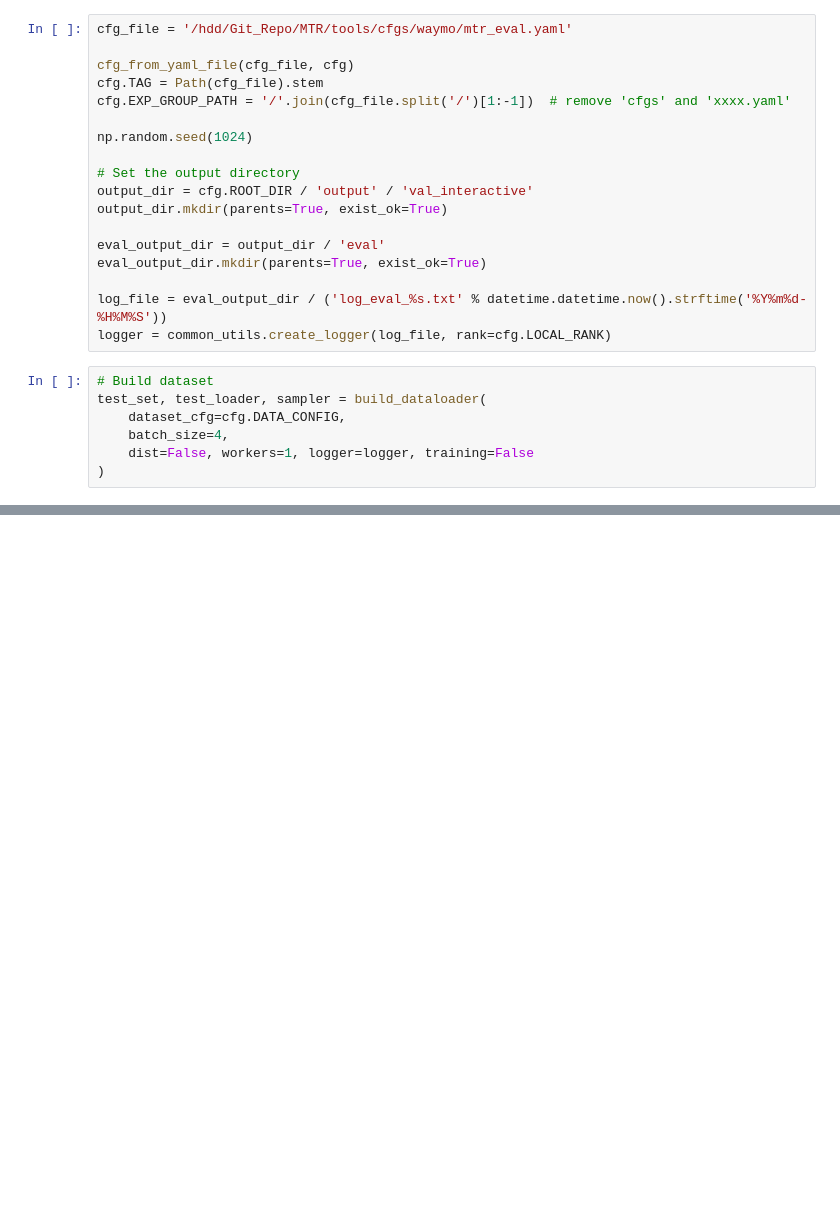
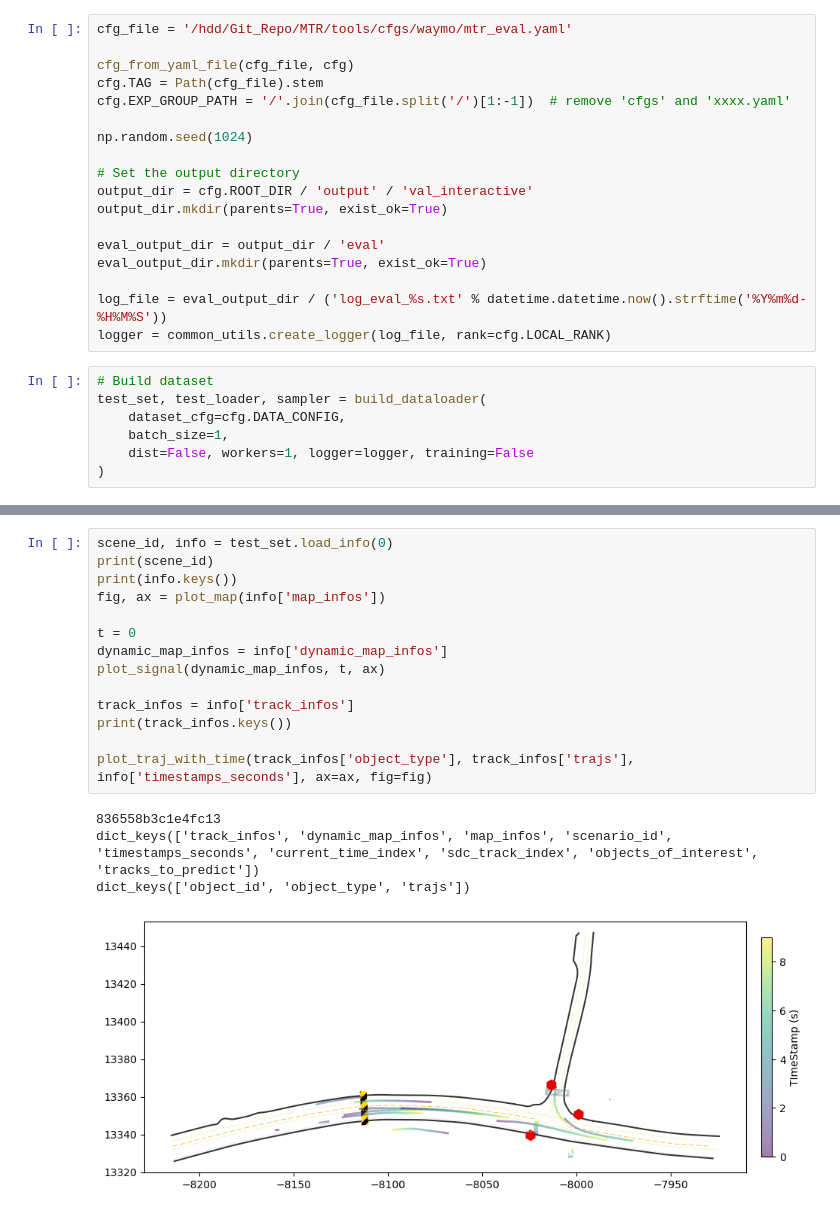
Before and after one commit to zzx9636/MTR, a Jupyter notebook: tools/eval_model.ipynb, the cells around one changed output, grey strips where cells are left out. Cells and saved outputs as stored; diff of their text form; blank space fills up the shorter version.

Commit message:
add visualization:

```diff
--- a/tools/eval_model.ipynb
+++ b/tools/eval_model.ipynb
@@ -45,7 +47,7 @@ logger = common_utils.create_logger(log_file, rank=cfg.LOCAL_RANK)
 # Build dataset
 test_set, test_loader, sampler = build_dataloader(
     dataset_cfg=cfg.DATA_CONFIG,
-    batch_size=4,
+    batch_size=1,
     dist=False, workers=1, logger=logger, training=False
 )
 # %% [output]
@@ -129,0 +79,19 @@ minFDE - TYPE_VEHICLE_9 : 1.1610
+# %%
+scene_id, info = test_set.load_info(0)
+print(scene_id)
+print(info.keys())
+fig, ax = plot_map(info['map_infos'])
+
+t = 0
+dynamic_map_infos = info['dynamic_map_infos']
+plot_signal(dynamic_map_infos, t, ax)
+
+track_infos = info['track_infos']
+print(track_infos.keys())
+
+plot_traj_with_time(track_infos['object_type'], track_infos['trajs'], info['timestamps_seconds'], ax=ax, fig=fig)
+# %% [output]
+836558b3c1e4fc13
+dict_keys(['track_infos', 'dynamic_map_infos', 'map_infos', 'scenario_id', 'timestamps_seconds', 'current_time_index', 'sdc_track_index', 'objects_of_interest', 'tracks_to_predict'])
+dict_keys(['object_id', 'object_type', 'trajs'])
+[figure, added]
```
Also changed, not shown: parts of 5 cells of this notebook, 5 other files.
